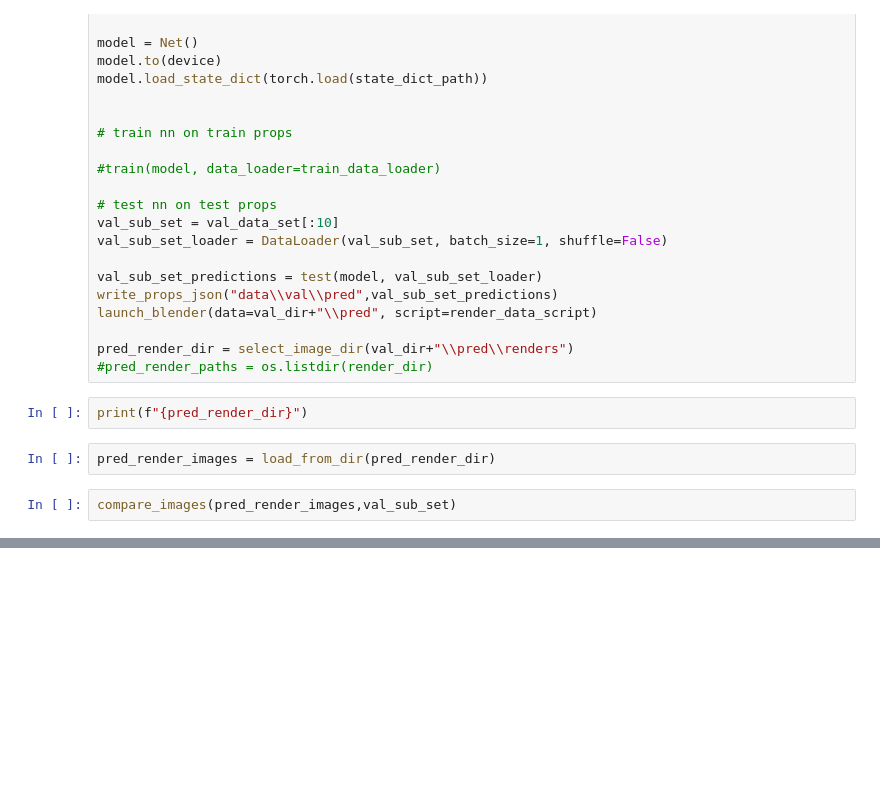
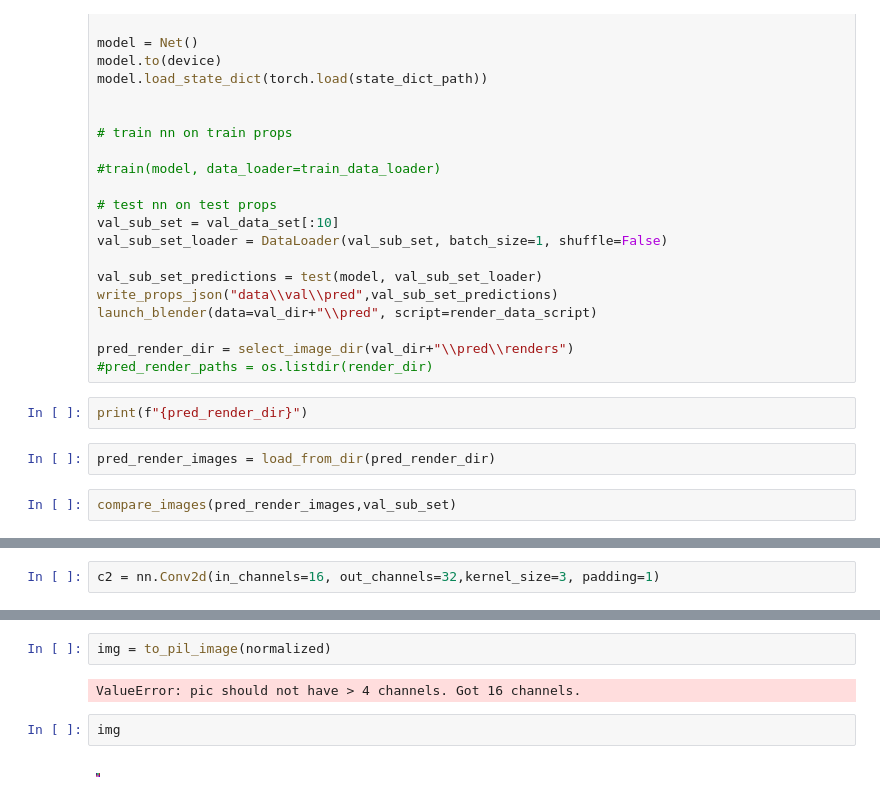
Before and after one commit to lmsbligh/BlenderML-WebApp, a Jupyter notebook: MLApp/proto.ipynb, the cells around one changed output, grey strips where cells are left out. Drawn from its saved outputs; the diff is of its cells as text; blank space fills up the shorter version.

```diff
--- a/MLApp/proto.ipynb
+++ b/MLApp/proto.ipynb
@@ -177,0 +161,2 @@ compare_images(pred_render_images,val_sub_set)
+# %%
+c2 = nn.Conv2d(in_channels=16, out_channels=32,kernel_size=3, padding=1)
@@ -177,0 +205,8 @@ compare_images(pred_render_images,val_sub_set)
+# %%
+img = to_pil_image(normalized)
+# %% [output]
+ValueError: pic should not have > 4 channels. Got 16 channels.
+# %%
+img
+# %% [output]
+[figure, added]
```
Also changed, not shown: parts of 24 cells of this notebook, 11 other files.
